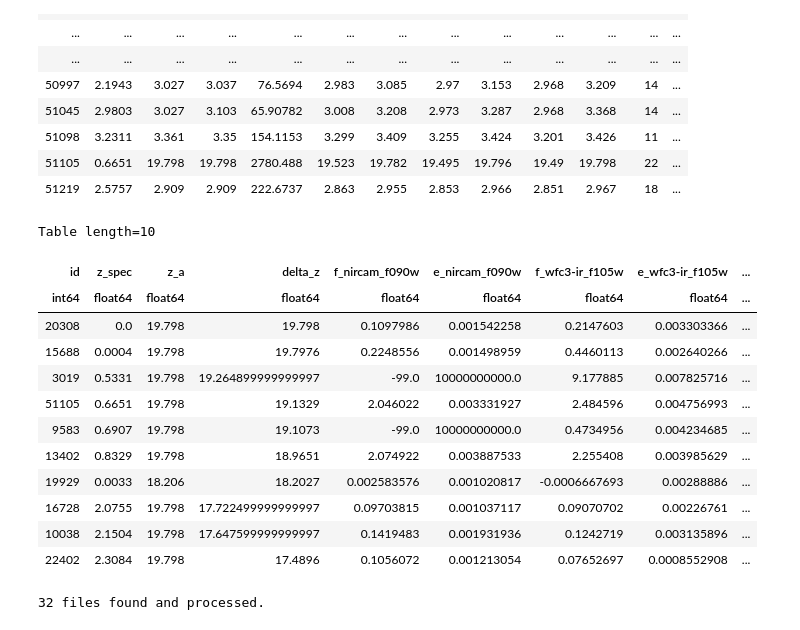
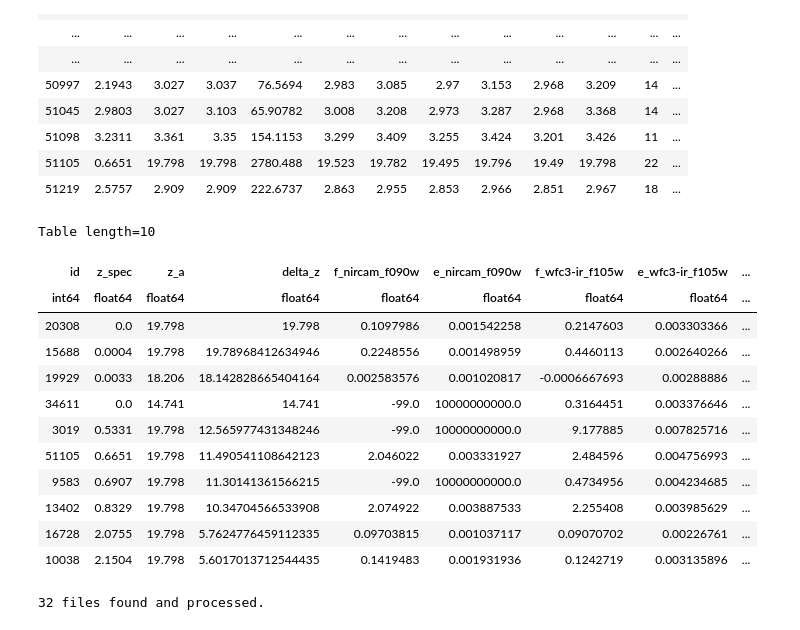
Before and after one commit to sfremy/my-eazy-jwst, a Jupyter notebook: scripts/eazy_imaging.ipynb, the cells around one changed output. Drawn from its saved outputs; the diff is of its cells as text; code cells hidden in the pictures.

```diff
--- a/scripts/eazy_imaging.ipynb
+++ b/scripts/eazy_imaging.ipynb
@@ -129,32 +129,32 @@ Table length=1772
 | 51219 | 2.5757 | 2.909 | 2.909 | 222.6737 | 2.863 | 2.955 | 2.853 | 2.966 | 2.851 | 2.967 | 18 | ... |
 # %%
 diagnostic_tab = zout['id', 'z_spec', 'z_a']
-diagnostic_tab['delta_z'] = np.abs((zout['z_a'] - zout['z_spec']))
+diagnostic_tab['delta_z'] = np.abs((zout['z_a'] - zout['z_spec'])) / (1 + zout['z_spec'])
 len_diagnostic = len(diagnostic_tab) # Account for mismatch from EAZY termination issue - FIX IF POSSIBLE
 
 for col_name in cat.colnames:
     if col_name.startswith('f_'):
         diagnostic_tab[col_name] = cat[col_name][0:len_diagnostic]
     if col_name.startswith('e_'):
         diagnostic_tab[col_name] = cat[col_name][0:len_diagnostic]
 
 diagnostic_tab.sort('delta_z', reverse=True)
 
 diagnostic_tab[:10]
 # %% [output]
 Table length=10
 | id | z_spec | z_a | delta_z | f_nircam_f090w | e_nircam_f090w | f_wfc3-ir_f105w | e_wfc3-ir_f105w | ... |
 | int64 | float64 | float64 | float64 | float64 | float64 | float64 | float64 | ... |
 | 20308 | 0.0 | 19.798 | 19.798 | 0.1097986 | 0.001542258 | 0.2147603 | 0.003303366 | ... |
-| 15688 | 0.0004 | 19.798 | 19.7976 | 0.2248556 | 0.001498959 | 0.4460113 | 0.002640266 | ... |
-| 3019 | 0.5331 | 19.798 | 19.264899999999997 | -99.0 | 10000000000.0 | 9.177885 | 0.007825716 | ... |
-| 51105 | 0.6651 | 19.798 | 19.1329 | 2.046022 | 0.003331927 | 2.484596 | 0.004756993 | ... |
-| 9583 | 0.6907 | 19.798 | 19.1073 | -99.0 | 10000000000.0 | 0.4734956 | 0.004234685 | ... |
-| 13402 | 0.8329 | 19.798 | 18.9651 | 2.074922 | 0.003887533 | 2.255408 | 0.003985629 | ... |
-| 19929 | 0.0033 | 18.206 | 18.2027 | 0.002583576 | 0.001020817 | -0.0006667693 | 0.00288886 | ... |
-| 16728 | 2.0755 | 19.798 | 17.722499999999997 | 0.09703815 | 0.001037117 | 0.09070702 | 0.00226761 | ... |
-| 10038 | 2.1504 | 19.798 | 17.647599999999997 | 0.1419483 | 0.001931936 | 0.1242719 | 0.003135896 | ... |
-| 22402 | 2.3084 | 19.798 | 17.4896 | 0.1056072 | 0.001213054 | 0.07652697 | 0.0008552908 | ... |
+| 15688 | 0.0004 | 19.798 | 19.78968412634946 | 0.2248556 | 0.001498959 | 0.4460113 | 0.002640266 | ... |
+| 19929 | 0.0033 | 18.206 | 18.142828665404164 | 0.002583576 | 0.001020817 | -0.0006667693 | 0.00288886 | ... |
+| 34611 | 0.0 | 14.741 | 14.741 | -99.0 | 10000000000.0 | 0.3164451 | 0.003376646 | ... |
+| 3019 | 0.5331 | 19.798 | 12.565977431348246 | -99.0 | 10000000000.0 | 9.177885 | 0.007825716 | ... |
+| 51105 | 0.6651 | 19.798 | 11.490541108642123 | 2.046022 | 0.003331927 | 2.484596 | 0.004756993 | ... |
+| 9583 | 0.6907 | 19.798 | 11.30141361566215 | -99.0 | 10000000000.0 | 0.4734956 | 0.004234685 | ... |
+| 13402 | 0.8329 | 19.798 | 10.34704566533908 | 2.074922 | 0.003887533 | 2.255408 | 0.003985629 | ... |
+| 16728 | 2.0755 | 19.798 | 5.7624776459112335 | 0.09703815 | 0.001037117 | 0.09070702 | 0.00226761 | ... |
+| 10038 | 2.1504 | 19.798 | 5.6017013712544435 | 0.1419483 | 0.001931936 | 0.1242719 | 0.003135896 | ... |
 # %%
 from pathlib import Path
 
```
Also changed, not shown: parts of 3 cells of this notebook.
